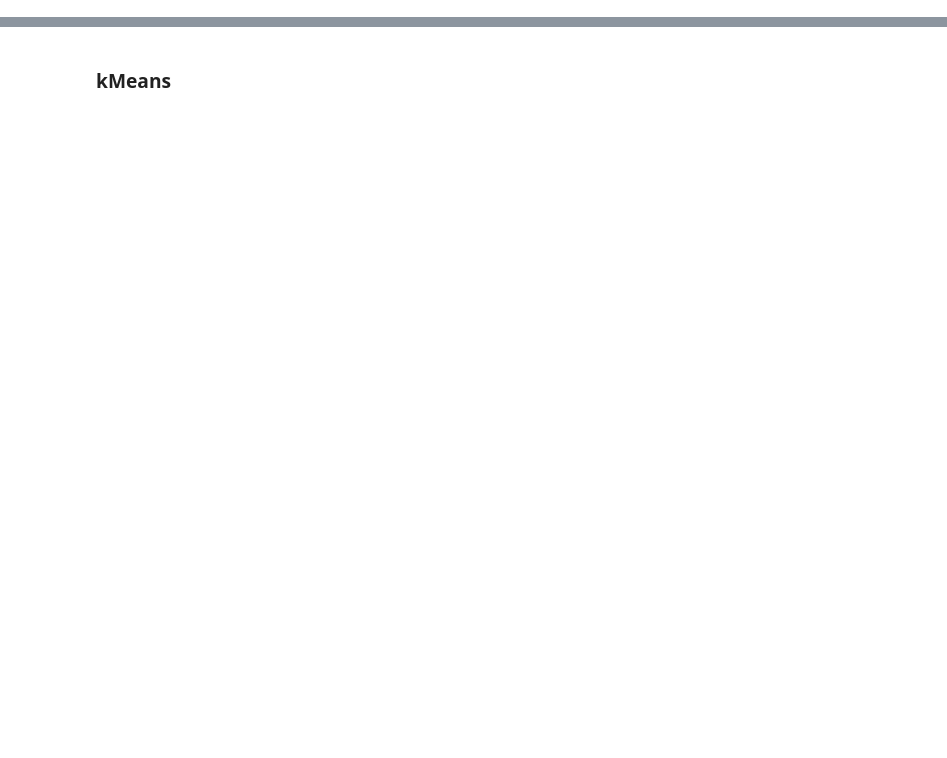
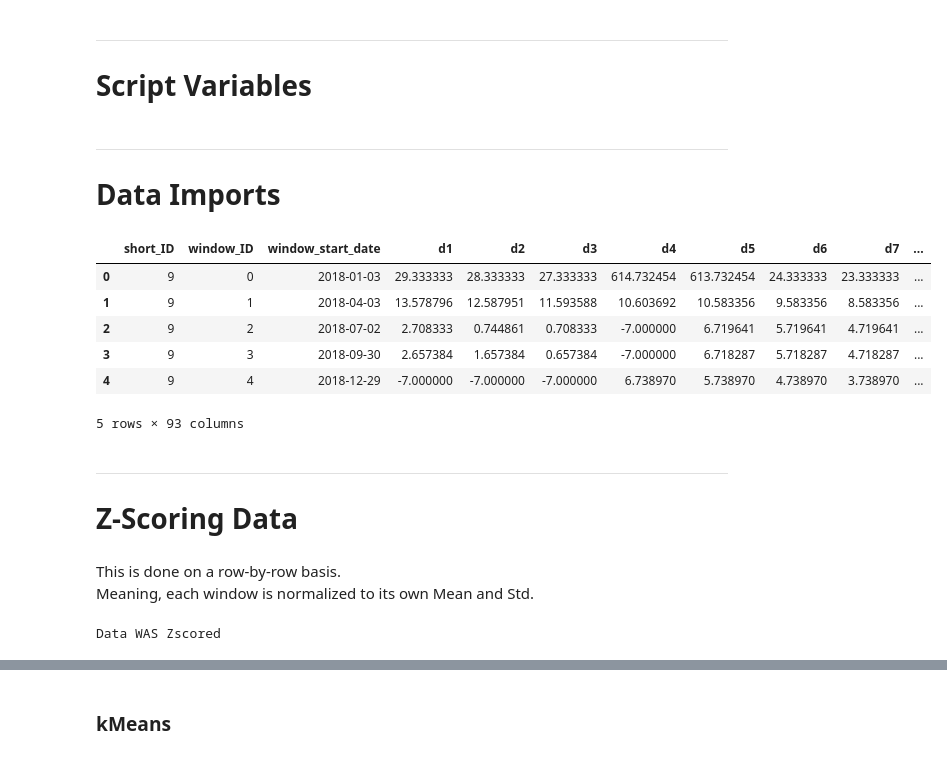
Before and after one commit to VascoPM/3rd-Test, a Jupyter notebook: Encoder_Clustering_Solutions.ipynb, the cells around one changed output, grey strips where cells are left out. Cells and saved outputs as stored; diff of their text form; code cells hidden in the pictures; blank space fills up the shorter version.

```diff
--- a/Encoder_Clustering_Solutions.ipynb
+++ b/Encoder_Clustering_Solutions.ipynb
@@ -97,0 +40,3 @@ df_zscore_save = df_zscore.reset_index(names=['local_id', 'window_id'])
+# %% [markdown]
+---
+# Script Variables
@@ -97,0 +56,38 @@ df_zscore_save = df_zscore.reset_index(names=['local_id', 'window_id'])
+# %%
+# Uses name to navigate folders
+dataset_folder = "_".join(dataset_name.split('_')[:-1]) #Takes out window length section
+dataset_location = f'../Data/{dataset_folder}/{dataset_name}.csv'
+dataset_window_key = dataset_name.split('_')[-1]
+
+# Zcore Data Decision
+zscore_data = True # Set to: [True/False]
+zscore_data_done = False # Always set to False. Ensures its not normalized multiple times
+
+# Project and Model Name
+AE_Model_Type_dict = {'FC_Medium': 'FC_AE',
+                      'FC_Small': 'FC_AE'
+                     }
+AE_Model_Type = AE_Model_Type_dict[f'{Model_Name}']
+
+Project_Name = f'{AE_Model_Type}-{dataset_name}'
+# %% [markdown]
+---
+# Data Imports
+# %%
+Data = pd.read_csv(dataset_location)
+# %%
+Data.head()
+# %% [output]
+|  | short_ID | window_ID | window_start_date | d1 | d2 | d3 | d4 | d5 | d6 | d7 | ... |
+| 0 | 9 | 0 | 2018-01-03 | 29.333333 | 28.333333 | 27.333333 | 614.732454 | 613.732454 | 24.333333 | 23.333333 | ... |
+| 1 | 9 | 1 | 2018-04-03 | 13.578796 | 12.587951 | 11.593588 | 10.603692 | 10.583356 | 9.583356 | 8.583356 | ... |
+| 2 | 9 | 2 | 2018-07-02 | 2.708333 | 0.744861 | 0.708333 | -7.000000 | 6.719641 | 5.719641 | 4.719641 | ... |
+| 3 | 9 | 3 | 2018-09-30 | 2.657384 | 1.657384 | 0.657384 | -7.000000 | 6.718287 | 5.718287 | 4.718287 | ... |
+| 4 | 9 | 4 | 2018-12-29 | -7.000000 | -7.000000 | -7.000000 | 6.738970 | 5.738970 | 4.738970 | 3.738970 | ... |
+5 rows × 93 columns
+# %% [markdown]
+---
+# Z-Scoring Data
+# %% [markdown]
+This is done on a row-by-row basis.<br>
+Meaning, each window is normalized to its own Mean and Std.
@@ -97,0 +149,16 @@ df_zscore_save = df_zscore.reset_index(names=['local_id', 'window_id'])
+# %%
+if zscore_data == True and zscore_data_done == False:
+    Data = Zscore(Data)
+    zscore_data_done = True
+    print('Data WAS Zscored')
+
+elif zscore_data == True and zscore_data_done == True:
+    print('Already WAS Zscored')
+
+elif zscore_data == False:
+    print('Data NOT Zscored')
+
+else:
+    print('Error')
+# %% [output]
+Data WAS Zscored
```
Also changed, not shown: parts of 51 cells of this notebook, 3 other files.
